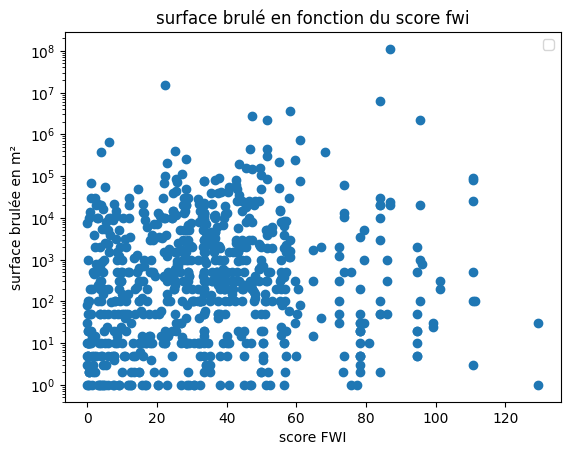
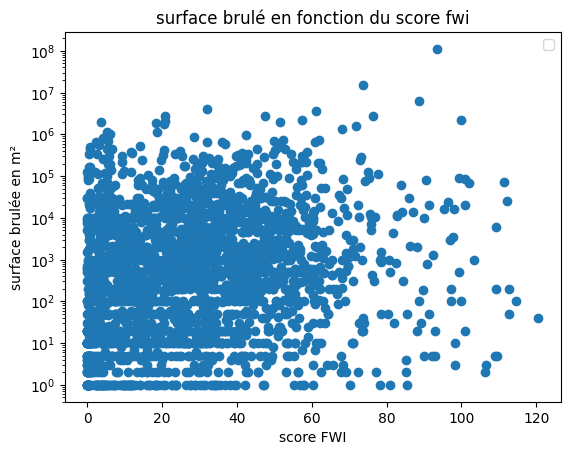
The change to this notebook cell's code, shown as a diff; its figure went from the first image to the second:
--- before
+++ after
@@ -1,4 +1,4 @@
-surfNum = pd.to_numeric(feuxFWI["Surface parcourue (m2)"].str.replace(',',''))
-plt.scatter(feuxFWI["fwi"], surfNum)
+surfNum = pd.to_numeric(toutfeux["Surface parcourue (m2)"].str.replace(',',''))
+plt.scatter(toutfeux["fwi"], surfNum)
 plt.yscale("log")
 plt.ylabel ("surface brulée en m²")

Commit: fix